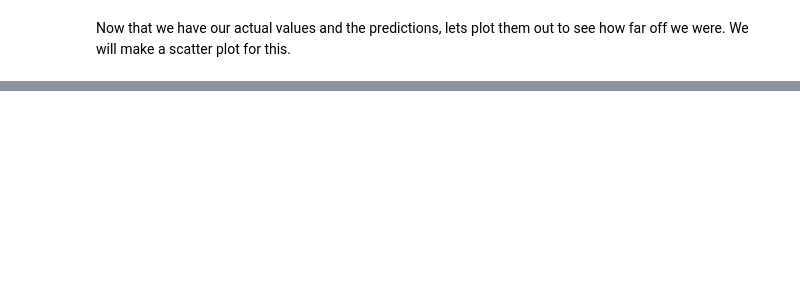
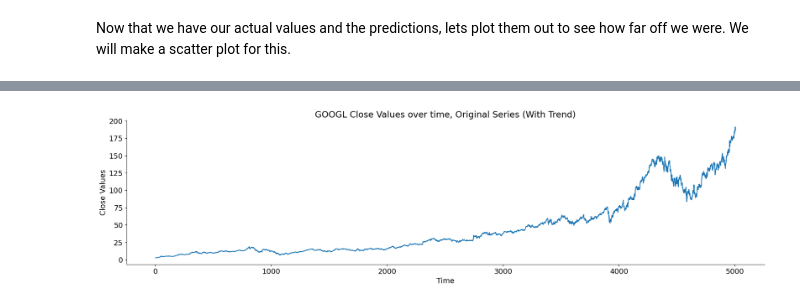
Before and after one commit to dakshbhatnagar/projects, a Jupyter notebook: arima/arima.ipynb, the cells around one changed output, grey strips where cells are left out. Saved outputs shown, nothing was run; the diff lists cells and outputs as text; code cells hidden in the pictures; blank space fills up the shorter version.

```diff
--- a/arima/arima.ipynb
+++ b/arima/arima.ipynb
@@ -508,0 +529,11 @@ plt.show()
+# %%
+df['Close'].plot()
+plt.gca().spines['top'].set_visible(False)
+plt.gca().spines['right'].set_visible(False)
+#Set the title, x-axis label, y-axis label, and legend
+plt.xlabel('Time')
+plt.ylabel('Close Values')
+plt.title(f'{symbol} Close Values over time, Original Series (With Trend)')
+plt.show()
+# %% [output]
+[figure, added]
```
Also changed, not shown: parts of 23 cells of this notebook, 3 other files.
